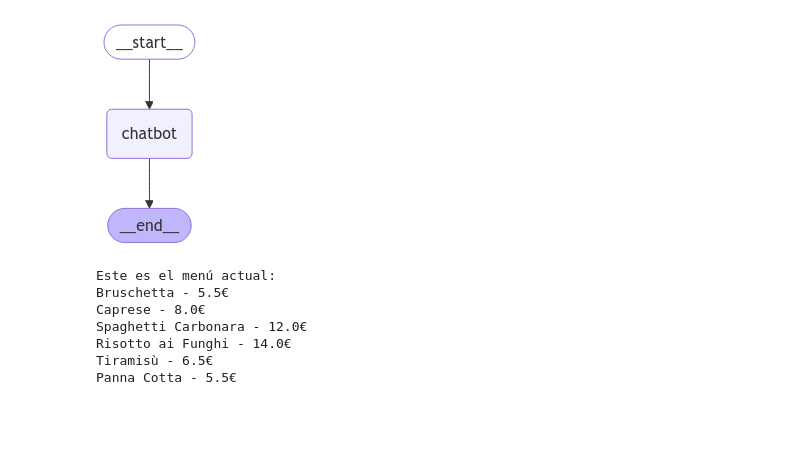
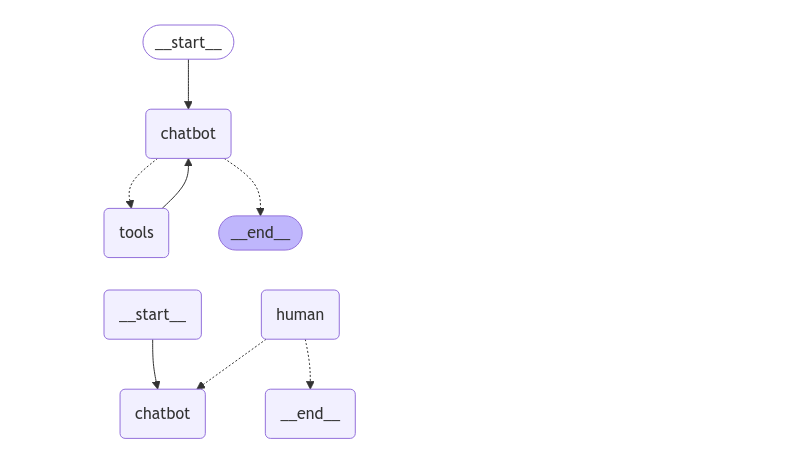
Before and after one commit to AliciaSJF/SmartRestaurantAI, a Jupyter notebook: notes.ipynb, the cells around one changed output. Cells and saved outputs as stored; diff of their text form; code cells hidden in the pictures; blank space fills up the shorter version.

Commit message:
feat: enhance chatbot functionality with thread management and order handling

```diff
--- a/notes.ipynb
+++ b/notes.ipynb
@@ -15,4 +15,5 @@ class State(TypedDict):
     """
     Estado del grafo: historial de mensajes.
     """
+    finished: bool
     messages: Annotated[List[BaseMessage], add_messages]
@@ -103 +136,41 @@ def create_reservation(name: str, guests: int) -> str:
+# %%
+def maybe_route_to_tools(state: State) -> str:
+    """
+    Decide si ir al tool_node o finalizar el flujo.
+    """
+    last_message = state["messages"][-1]
+
+    # Si hay tool_calls, dirigir al nodo tools
+    if hasattr(last_message, "tool_calls") and len(last_message.tool_calls) > 0:
+        return "tools"
+    return "__end__"  # Evita rutas no deseadas hacia "human"
+
+def maybe_exit_human_node(state: State) -> str:
+    """Route to the chatbot, unless it looks like the user is exiting."""
+    if state.get("finished", False):
+        return END
+    else:
+        return "chatbot"
+
+builder = StateGraph(State)
+
+builder.add_node("chatbot", chatbot_node)
+#builder.add_node("human", human_node)
+builder.add_node("tools", tool_node)
+
+builder.add_conditional_edges("chatbot", maybe_route_to_tools)
+builder.add_edge(START, "chatbot")    # flujo inicial
+
+builder.add_edge("tools", "chatbot")  # tools regresa solo a chatbot
+#builder.add_edge("chatbot", "human")  # human regresa a chatbot
+#builder.add_conditional_edges("human", maybe_exit_human_node)
+
+
+grafo = builder.compile()
+# %%
+from IPython.display import Image, display
+
+Image(grafo.get_graph().draw_mermaid_png())
+# %% [output]
+[figure, added]
 # %%
@@ -145,18 +220,6 @@ chat_graph = builder.compile()
 # %%
 from IPython.display import Image, display
 
-Image(chat_graph.get_graph().draw_mermaid_png())
+Image(grafo.get_graph().draw_mermaid_png())
 # %% [output]
-[figure, old version]
+[figure, new version]
-# %%
-from src.app.utils.tools import get_menu_items
-
-print(get_menu_items())
-# %% [output]
-Este es el menú actual:
-Bruschetta - 5.5€
-Caprese - 8.0€
-Spaghetti Carbonara - 12.0€
-Risotto ai Funghi - 14.0€
-Tiramisù - 6.5€
-Panna Cotta - 5.5€
```
Also changed, not shown: parts of 8 cells of this notebook, 9 other files.
